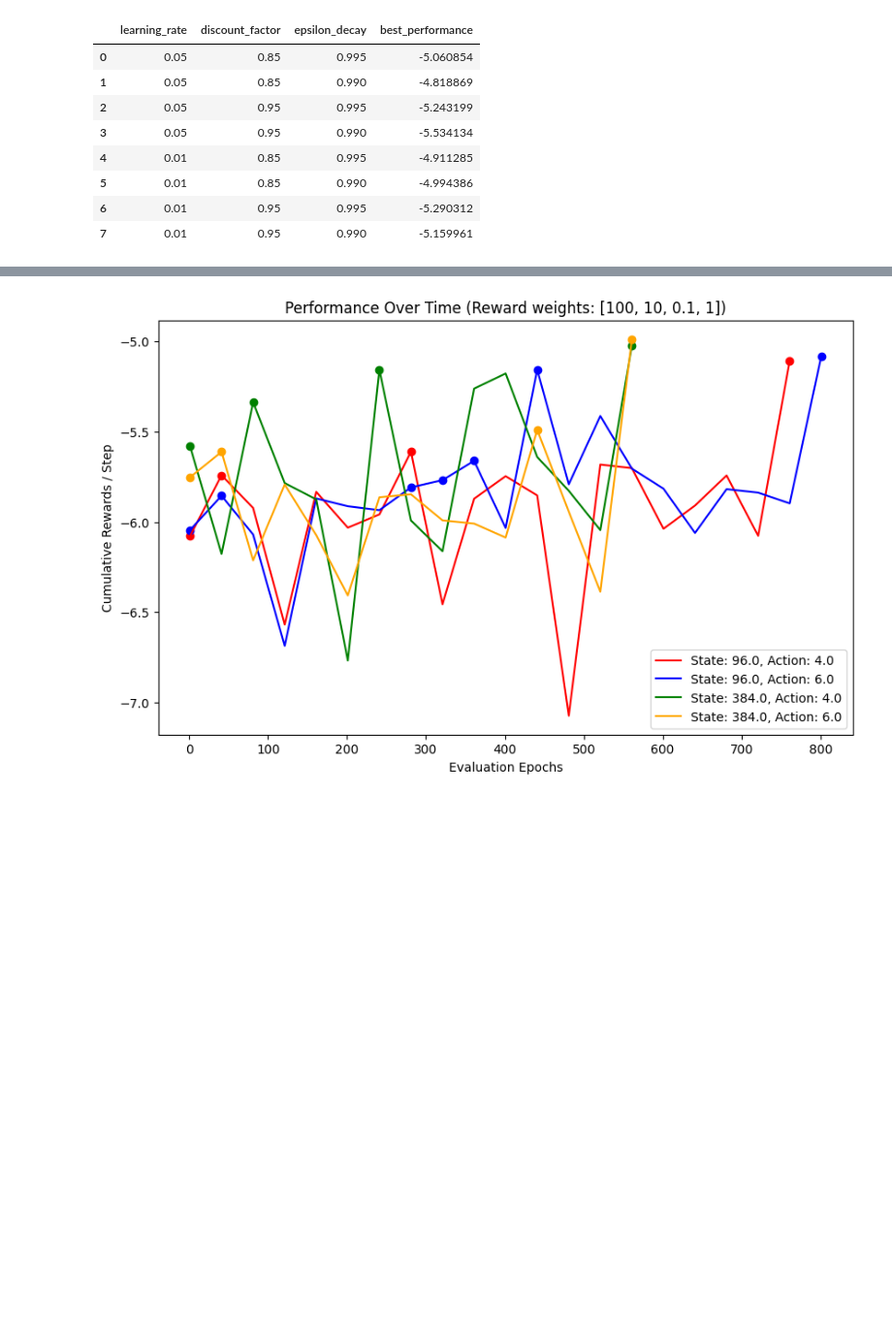
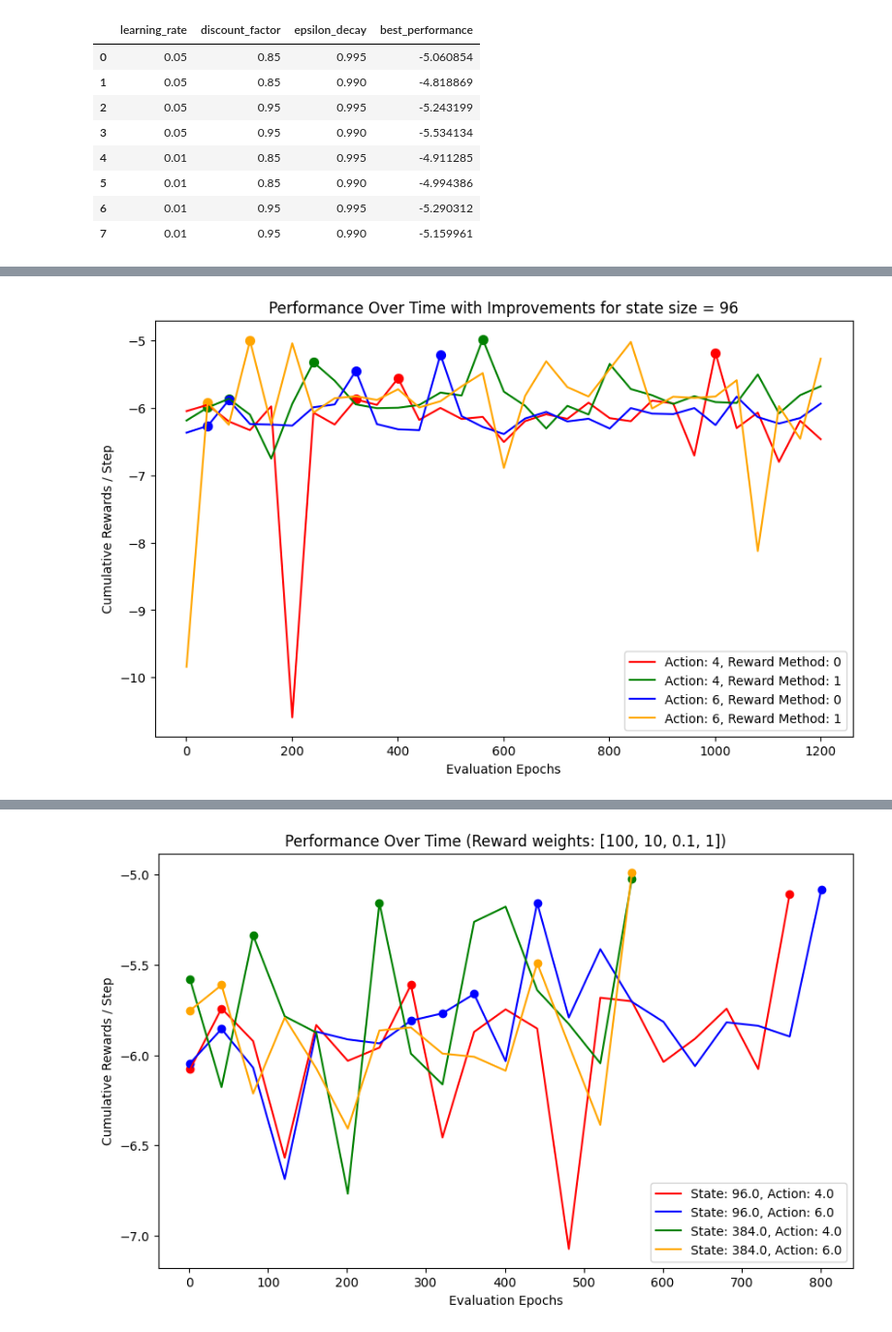
Before and after one commit to shayanshafquat/Group-A9, a Jupyter notebook: results.ipynb, the cells around one changed output, grey strips where cells are left out. Shown: that part at 97% size. Cells and saved outputs as stored; diff of their text form; code cells hidden in the pictures; blank space fills up the shorter version.

```diff
--- a/results.ipynb
+++ b/results.ipynb
@@ -218,9 +197,74 @@ best_hyperparams_display.head(10)
 # %%
 # Assuming best_hyperparams is your DataFrame
 best_hyperparams.to_csv('./Results/q-learning_summary.csv', index=False)
-# %%
-file_name = f"./Results/q-learning/lr{0.01}_df{0.85}_ed{0.995}_{int(384)}_{int(6)}.npy"
-cumulative_rewards = np.load(file_name)
+# %%
+import matplotlib.pyplot as plt
+import numpy as np
+import pandas as pd
+
+# Assuming best_hyperparams is already defined and loaded
+
+# Initialize the figure before looping over reward methods
+plt.figure(figsize=(10, 6))
+
+# Define colors for each combination of action size and reward method
+colors = {
+    (4, 0): 'red',    # Action size 4, reward method 0
+    (6, 0): 'blue',   # Action size 6, reward method 0
+    (4, 1): 'green',  # Action size 4, reward method 1
+    (6, 1): 'orange'  # Action size 6, reward method 1
+}
+
+# Reward methods
+reward_methods = [0, 1]
+
+# Define state and action sizes to plot
+state_size = 96
+action_sizes = [4, 6]
+
+# Loop through each action size and reward method combination
+for action_size in action_sizes:
+    for r in reward_methods:
+        # Filter for the specific combination of state size, action size, and reward method
+        filtered_df = best_hyperparams[(best_hyperparams['state_size'] == state_size) &
+                                       (best_hyperparams['action_size'] == action_size) &
+                                       (best_hyperparams['reward_method'] == r)]
+
+        for index, row in filtered_df.iterrows():
+            lr = row['learning_rate']
+            df = row['discount_factor']
+            ed = row['epsilon_decay']
+            best_performance = row['cumulative_rewards_per_step']
+
+            # Construct the file name and load the data
+            file_name = f"./Results/q-learning/lr{lr}_df{df}_ed{ed}_{int(state_size)}_{int(action_size)}_{r}.npy"
+            data = np.load(file_name)
+
+            # Extract epochs and cumulative rewards
+            epochs = data[:, 0]
+            cumulative_rewards = data[:, 1]
+
+            # Plotting
+            plt.plot(epochs, cumulative_rewards, color=colors[(action_size, r)], label=f"Action: {action_size}, Reward Method: {r}")
+
+            # Track and mark improvements, skip the first improvement
+            best_so_far = float('-inf')
+            first_improvement = True  # Flag to skip the first improvement
+            for epoch, reward in zip(epochs, cumulative_rewards):
+                if reward > best_so_far:
+                    if not first_improvement:  # Skip marking the first improvement
+                        plt.scatter(epoch, reward, color=colors[(action_size, r)], marker='o', s=50)  # Mark improvement
+                    else:
+                        first_improvement = False  # First improvement found, subsequent ones will be marked
+                    best_so_far = reward
+
+plt.xlabel("Evaluation Epochs")
+plt.ylabel("Cumulative Rewards / Step")
+plt.title("Performance Over Time with Improvements for state size = 96")
+plt.legend()
+plt.show()
+# %% [output]
+[figure, added]
 # %%
 colors = {
     (96, 4): 'red',
```
Also changed, not shown: parts of 9 cells of this notebook.
